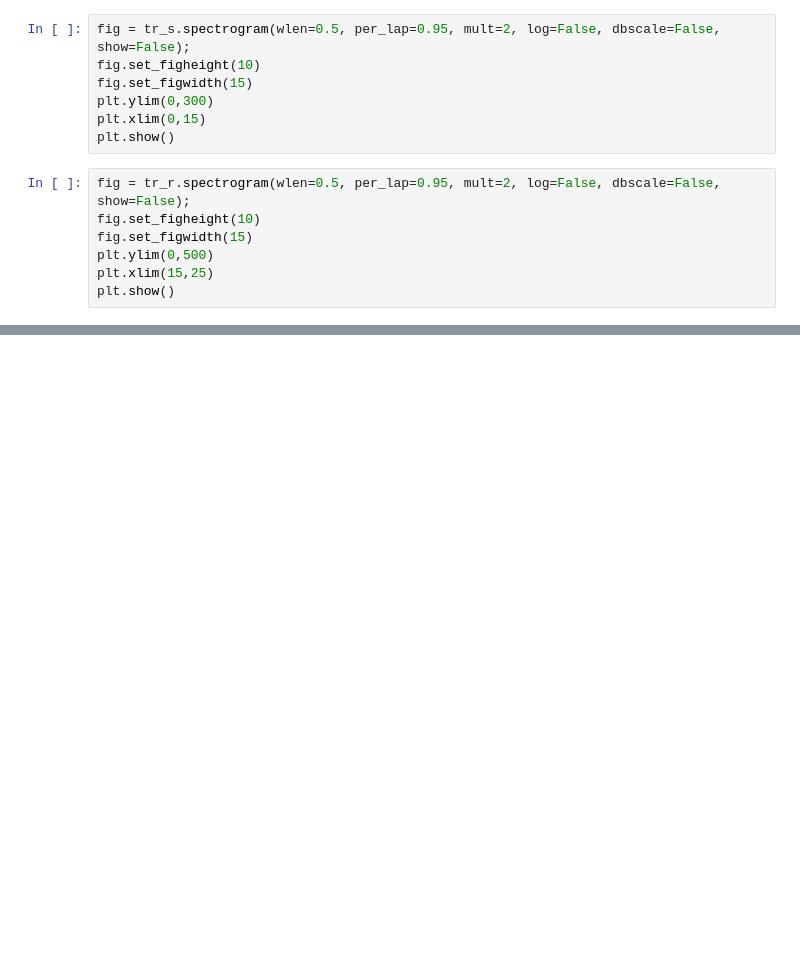
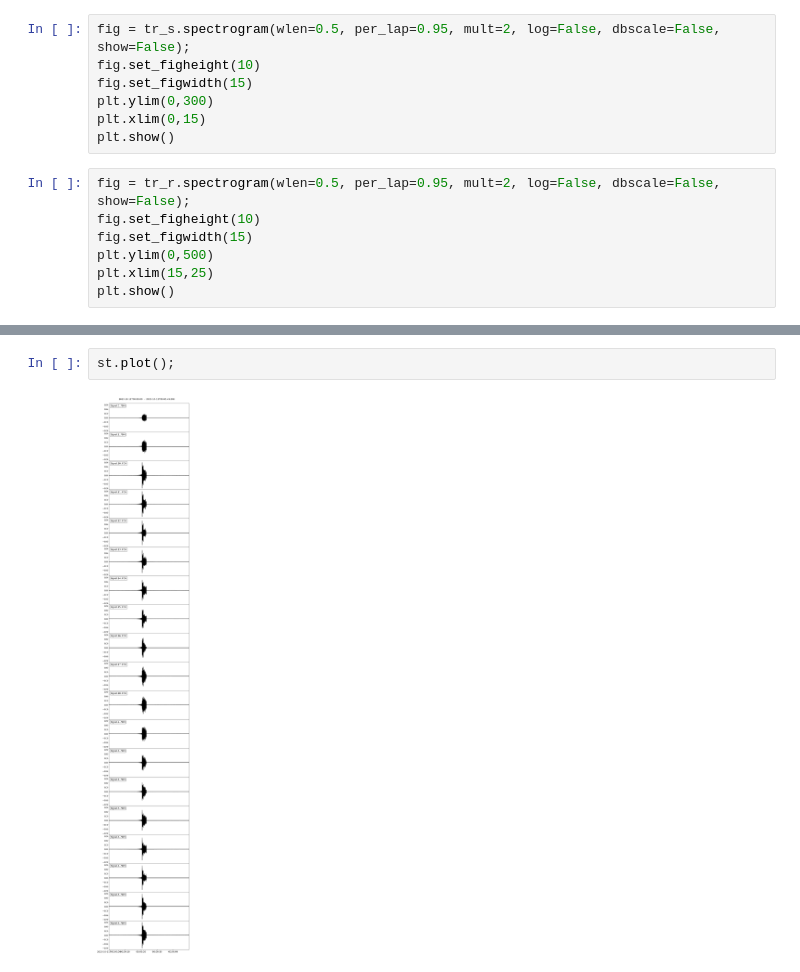
Before and after one commit to Gilaverbuch/pypekeris, a Jupyter notebook: Pekeris Solver.ipynb, the cells around one changed output, grey strips where cells are left out. Cells and saved outputs as stored; diff of their text form; blank space fills up the shorter version.

```diff
--- a/Pekeris Solver.ipynb
+++ b/Pekeris Solver.ipynb
@@ -83,0 +186,4 @@ plt.show()
+# %%
+st.plot();
+# %% [output]
+[figure, added]
```
Also changed, not shown: parts of 8 cells of this notebook, 1 other file.
